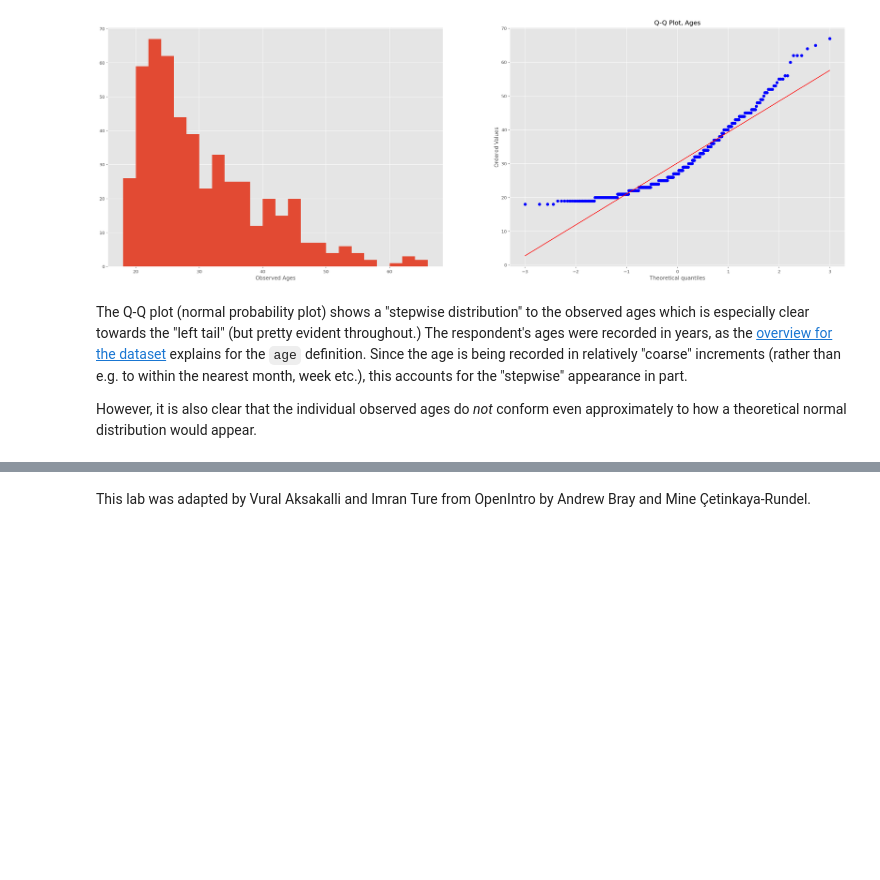
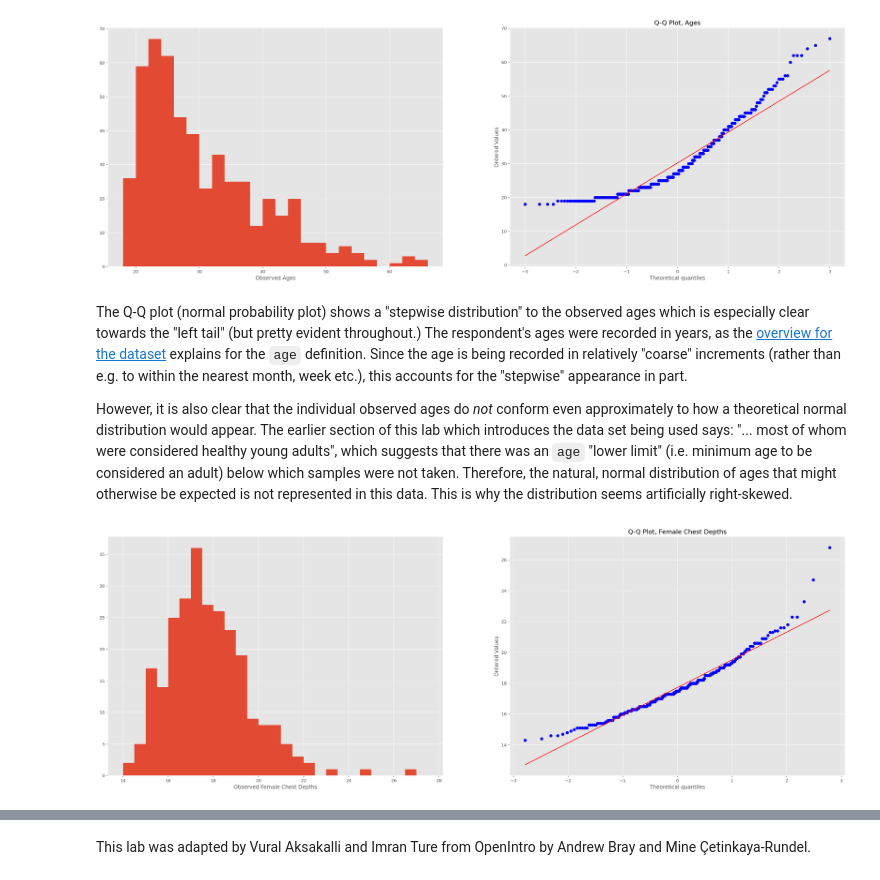
Before and after one commit to enlambdment/stats_tutorials, a Jupyter notebook: ch4_normal_distribution.ipynb, the cells around one changed output, grey strips where cells are left out. Drawn from its saved outputs; the diff is of its cells as text; code cells hidden in the pictures; blank space fills up the shorter version.

Commit message:
complete ch4_normal_distribution

```diff
--- a/ch4_normal_distribution.ipynb
+++ b/ch4_normal_distribution.ipynb
@@ -410,4 +410,24 @@ plt.show();
 # %% [markdown]
 The Q-Q plot (normal probability plot) shows a "stepwise distribution" to the observed ages which is especially clear towards the "left tail" (but pretty evident throughout.) The respondent's ages were recorded in years, as the [overview for the dataset](https://www.openintro.org/book/statdata/?data=bdims) explains for the `age` definition. Since the age is being recorded in relatively "coarse" increments (rather than e.g. to within the nearest month, week etc.), this accounts for the "stepwise" appearance in part.
 
-However, it is also clear that the individual observed ages do _not_ conform even approximately to how a theoretical normal distribution would appear.
+However, it is also clear that the individual observed ages do _not_ conform even approximately to how a theoretical normal distribution would appear. The earlier section of this lab which introduces the data set being used says: "... most of whom were considered healthy young adults", which suggests that there was an `age` "lower limit" (i.e. minimum age to be considered an adult) below which samples were not taken. Therefore, the natural, normal distribution of ages that might otherwise be expected is not represented in this data. This is why the distribution seems artificially right-skewed.
+# %%
+# female chest depth (che.de)
+fche_des = fdims['che.de']
+fche_des_min, fche_des_max = fche_des.min(), fche_des.max() # 14.3, 26.8
+# %%
+plt.rcParams['figure.figsize'] = (30, 10)
+plt.tight_layout()
+
+plt.subplot(1, 2, 1)
+plt.hist(fche_des, bins=np.arange(14.0, 28.0, 0.5))
+plt.xlabel("Observed Female Chest Depths")
+
+# normal probability plot
+plt.subplot(1, 2, 2)
+probplot(fche_des, plot=plt)
+plt.title("Q-Q Plot, Female Chest Depths")
+
+plt.show();
+# %% [output]
+[figure, added]
```
Also changed, not shown: parts of 11 cells of this notebook.
